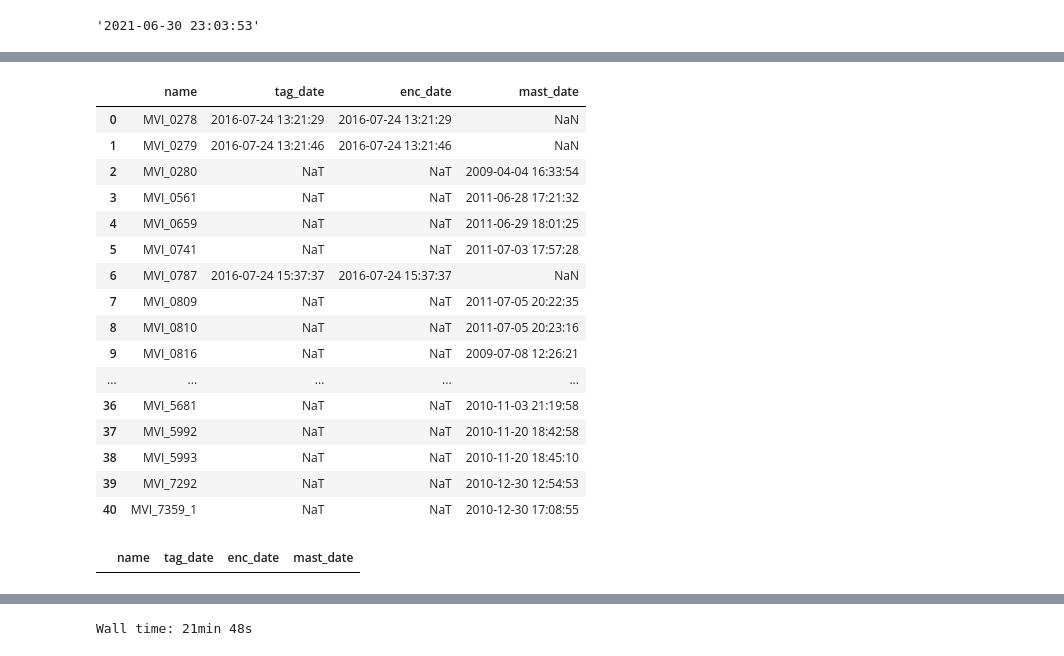
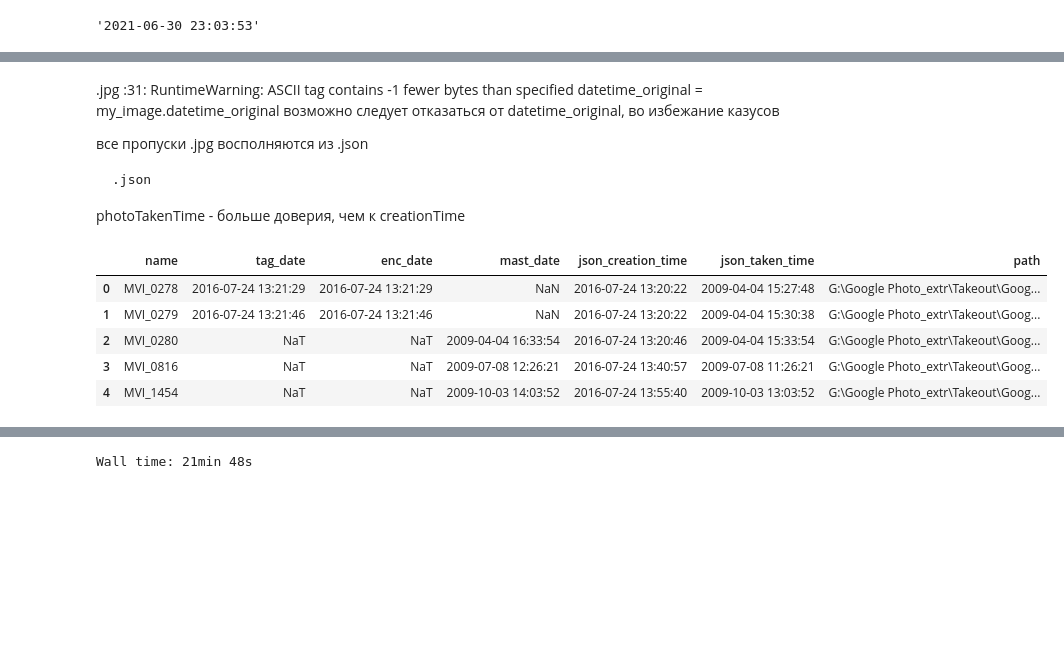
Before and after one commit to IgorAgarkov/change_file_creation_time, a Jupyter notebook: analysis.ipynb, the cells around one changed output, grey strips where cells are left out. Drawn from its saved outputs; the diff is of its cells as text; code cells hidden in the pictures; blank space fills up the shorter version.

```diff
--- a/analysis.ipynb
+++ b/analysis.ipynb
@@ -263,6 +246,6 @@ for x in ext_list:
 # %%
-ext = '.jpeg'
-goal_patch = r'G:\jpeg'
+ext = '.mkv'
+goal_patch = r'G:\mkv'
 for file_path in  df.query('extension == @ext').path:
     copy2(file_path
           , goal_patch +'/' + file_path.stem + ext)
@@ -287,9 +270,9 @@ for file_path in  df.query('extension == @ext').path:
 # %%
-ext = '.3gp'
-goal_patch = r'G:\3gp'
-for file_path in  df.query('extension == @ext').path:
-    copy2(file_path
-          , goal_patch +'/' + file_path.stem + ext)
+# ext = '.3gp'
+# goal_patch = r'G:\3gp'
+# for file_path in  df.query('extension == @ext').path:
+#     copy2(file_path
+#           , goal_patch +'/' + file_path.stem + ext)
 # %%
 get_whatsapp_date('E:\Тест фото\jpeg\WhatsApp Image 2021-06-30 at 23.03.53.jpeg')
 # %% [output]
@@ -297,11 +307,17 @@ get_whatsapp_date('E:\Тест фото\jpeg\WhatsApp Image 2021-06-30 at 23.03.
 # %%
+%%time
 # пробуем извлечь exif из разных типов фото файлов
-ext = '.nef'
-photo_df = pd.DataFrame(columns=['name', 'datetime', 'datetime_original','datetime_digitized'])
-for file_path in path.glob('**/*' + ext):
+pic_ls = df.query('extension == ".gif"')
+
+photo_df = pd.DataFrame(columns=['name', 'datetime', 'datetime_original','datetime_digitized', 'json_creation_time', 'json_taken_time', 'path'])
+for file_path in pic_ls.path:
     if file_path.is_file():
         try:
             ls = get_photo_exif_date(file_path)
-            photo_df.loc[len(photo_df)] = [file_path.stem, ls[0], ls[1], ls[2]]
         except Exception as err:
             print(file_path.stem, err)
+        try:
+            json_creation_time, json_taken_time = get_json_date(file_path)
+        except:
+            json_creation_time, json_taken_time = np.nan, np.nan
+        photo_df.loc[len(photo_df)] = [file_path.stem, ls[0], ls[1], ls[2], json_creation_time, json_taken_time, file_path]
@@ -327,0 +353,11 @@ photo_df
+# %% [markdown]
+.jpg
+<ipython-input-4-829e92c3bd10>:31: RuntimeWarning: ASCII tag contains -1 fewer bytes than specified
+  datetime_original = my_image.datetime_original
+возможно следует отказаться от datetime_original, во избежание казусов
+
+все пропуски .jpg восполняются из .json
+
+
+    .json
+photoTakenTime - больше доверия, чем к creationTime
@@ -328,35 +376,25 @@ photo_df
 # %%
 # пробуем извлечь exif из разных типов видео файлов
-ext = '.avi'
-video_df = pd.DataFrame(columns=['name', 'tag_date', 'enc_date', 'mast_date'])
+ext = '.mkv'
+video_df = pd.DataFrame(columns=['name', 'tag_date', 'enc_date', 'mast_date', 'json_creation_time', 'json_taken_time', 'path'])
 for file_path in path.glob('**/*' + ext):
     if file_path.is_file():
         try:
             ls = get_video_exif_date(file_path)
-            video_df.loc[len(video_df)] = [file_path.stem, ls[0], ls[1], ls[2]]
         except Exception as err:
             print(file_path.stem, err)
+        try:
+            json_creation_time, json_taken_time = get_json_date(file_path)
+        except:
+            json_creation_time, json_taken_time = np.nan, np.nan
+
+        video_df.loc[len(video_df)] = [file_path.stem, ls[0], ls[1], ls[2], json_creation_time, json_taken_time, file_path]
 # %%
-video_df
+video_df.head()
 # %% [output]
-|  | name | tag_date | enc_date | mast_date |
-| 0 | MVI_0278 | 2016-07-24 13:21:29 | 2016-07-24 13:21:29 | NaN |
-| 1 | MVI_0279 | 2016-07-24 13:21:46 | 2016-07-24 13:21:46 | NaN |
-| 2 | MVI_0280 | NaT | NaT | 2009-04-04 16:33:54 |
-| 3 | MVI_0561 | NaT | NaT | 2011-06-28 17:21:32 |
-| 4 | MVI_0659 | NaT | NaT | 2011-06-29 18:01:25 |
-| 5 | MVI_0741 | NaT | NaT | 2011-07-03 17:57:28 |
-| 6 | MVI_0787 | 2016-07-24 15:37:37 | 2016-07-24 15:37:37 | NaN |
-| 7 | MVI_0809 | NaT | NaT | 2011-07-05 20:22:35 |
-| 8 | MVI_0810 | NaT | NaT | 2011-07-05 20:23:16 |
-| 9 | MVI_0816 | NaT | NaT | 2009-07-08 12:26:21 |
-| ... | ... | ... | ... | ... |
-| 36 | MVI_5681 | NaT | NaT | 2010-11-03 21:19:58 |
-| 37 | MVI_5992 | NaT | NaT | 2010-11-20 18:42:58 |
-| 38 | MVI_5993 | NaT | NaT | 2010-11-20 18:45:10 |
-| 39 | MVI_7292 | NaT | NaT | 2010-12-30 12:54:53 |
-| 40 | MVI_7359_1 | NaT | NaT | 2010-12-30 17:08:55 |
+|  | name | tag_date | enc_date | mast_date | json_creation_time | json_taken_time | path |
+| 0 | MVI_0278 | 2016-07-24 13:21:29 | 2016-07-24 13:21:29 | NaN | 2016-07-24 13:20:22 | 2009-04-04 15:27:48 | G:\Google Photo_extr\Takeout\Goog... |
+| 1 | MVI_0279 | 2016-07-24 13:21:46 | 2016-07-24 13:21:46 | NaN | 2016-07-24 13:20:22 | 2009-04-04 15:30:38 | G:\Google Photo_extr\Takeout\Goog... |
+| 2 | MVI_0280 | NaT | NaT | 2009-04-04 16:33:54 | 2016-07-24 13:20:46 | 2009-04-04 15:33:54 | G:\Google Photo_extr\Takeout\Goog... |
+| 3 | MVI_0816 | NaT | NaT | 2009-07-08 12:26:21 | 2016-07-24 13:40:57 | 2009-07-08 11:26:21 | G:\Google Photo_extr\Takeout\Goog... |
+| 4 | MVI_1454 | NaT | NaT | 2009-10-03 14:03:52 | 2016-07-24 13:55:40 | 2009-10-03 13:03:52 | G:\Google Photo_extr\Takeout\Goog... |
-# %%
-video_df[video_df.tag_date.isna() & video_df.mast_date.isna()]
-# %% [output]
-|  | name | tag_date | enc_date | mast_date |
```
Also changed, not shown: parts of 21 cells of this notebook.
